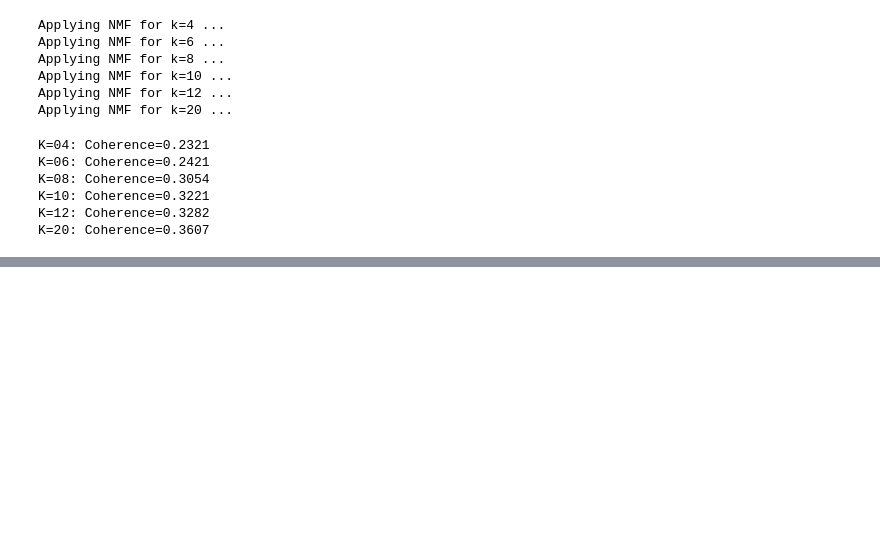
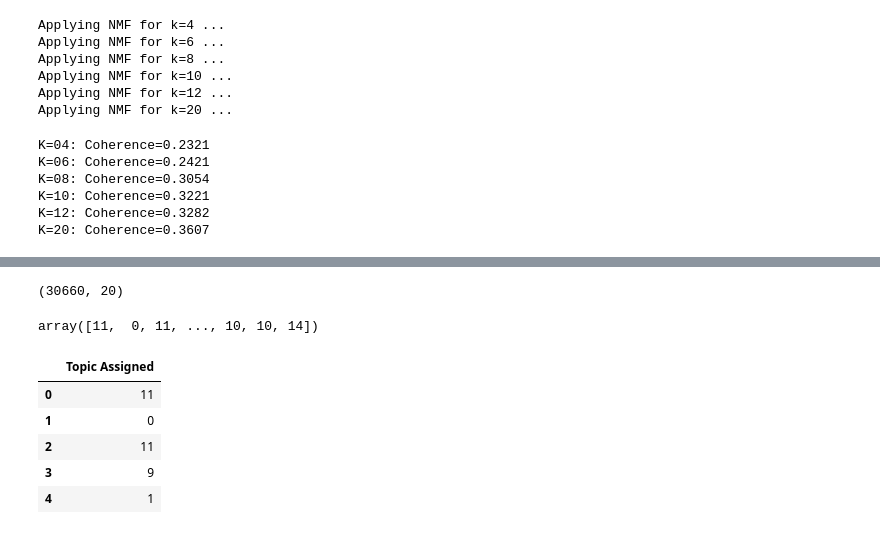
Before and after one commit to limesarelife/Milestone2, a Jupyter notebook: ReadScripts/unsupervised_subreddit_full_posts_NMF.ipynb, the cells around one changed output, grey strips where cells are left out. Drawn from its saved outputs; the diff is of its cells as text; code cells hidden in the pictures; blank space fills up the shorter version.

```diff
--- a/ReadScripts/unsupervised_subreddit_full_posts_NMF.ipynb
+++ b/ReadScripts/unsupervised_subreddit_full_posts_NMF.ipynb
@@ -403,0 +463,8 @@ from gensim.models.coherencemodel import CoherenceModel
+# %%
+H.shape
+# %% [output]
+(30660, 20)
+# %%
+H.argmax(axis=1)
+# %% [output]
+array([11,  0, 11, ..., 10, 10, 14])
@@ -403,0 +473,9 @@ from gensim.models.coherencemodel import CoherenceModel
+# %%
+topic_df.head()
+# %% [output]
+|  | Topic Assigned |
+| 0 | 11 |
+| 1 | 0 |
+| 2 | 11 |
+| 3 | 9 |
+| 4 | 1 |
```
Also changed, not shown: parts of 36 cells of this notebook, 2 other files.
